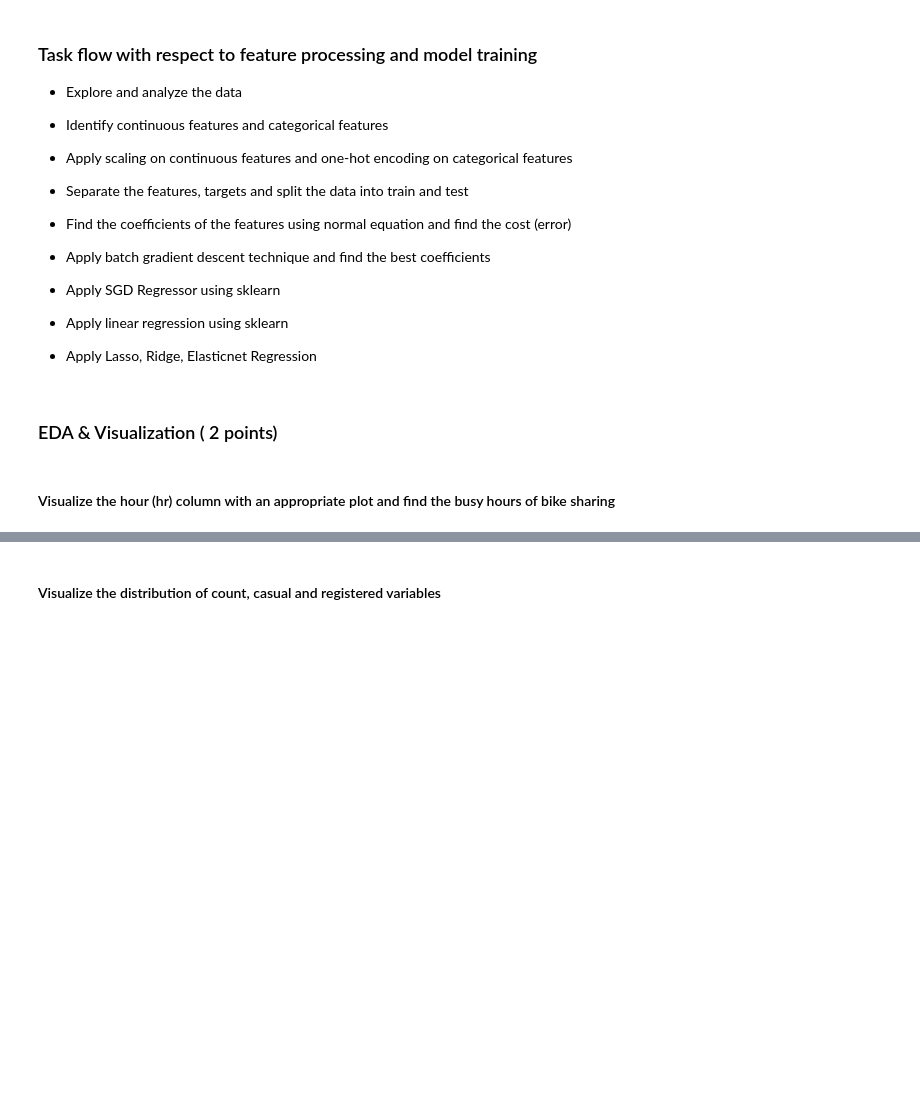
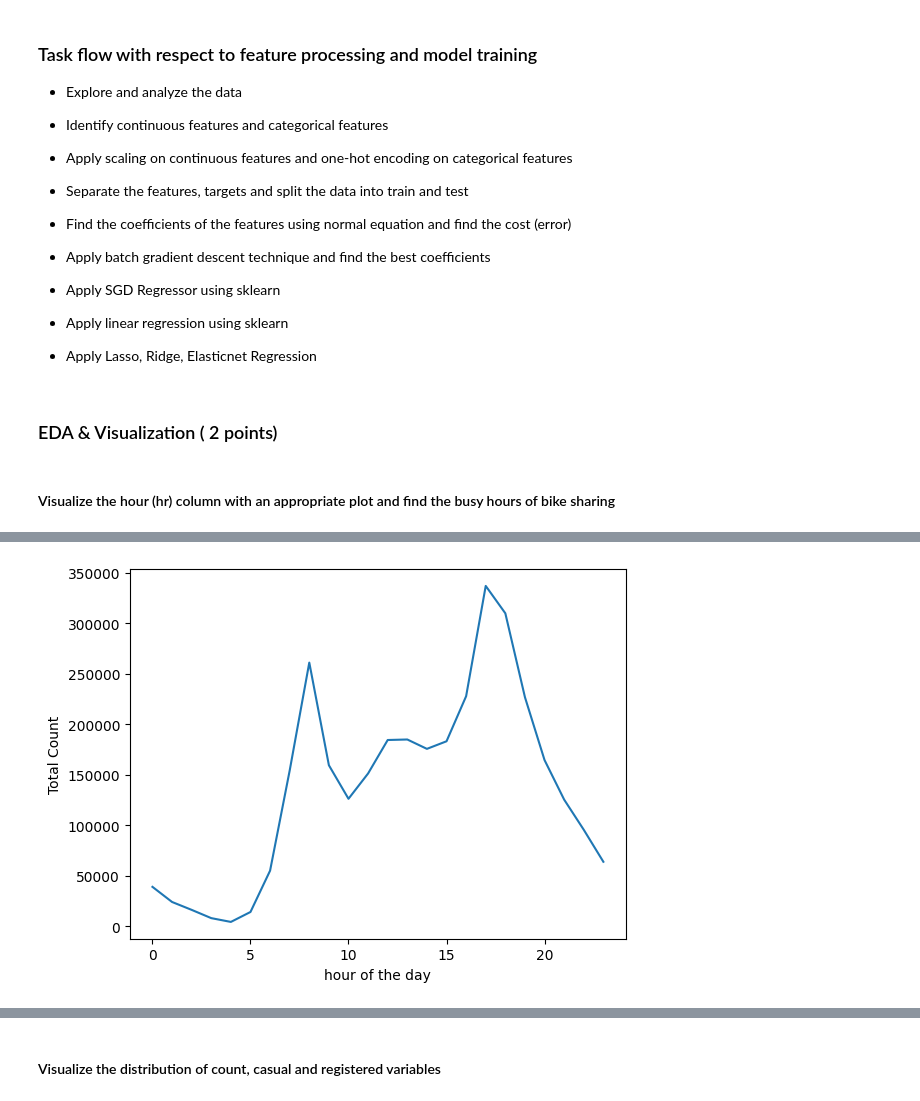
Before and after one commit to ayanagrawal1412/CDS_IISC, a Jupyter notebook: M2_NB_MiniProject_1_LinearRegression_Regularization.ipynb, the cells around one changed output, grey strips where cells are left out. Saved outputs shown, nothing was run; the diff lists cells and outputs as text; code cells hidden in the pictures; blank space fills up the shorter version.

```diff
--- a/M2_NB_MiniProject_1_LinearRegression_Regularization.ipynb
+++ b/M2_NB_MiniProject_1_LinearRegression_Regularization.ipynb
@@ -126,0 +214,7 @@ print the datatypes of the columns
+# %%
+plt.plot(df_hour.groupby(['hr'])['cnt'].sum())
+plt.xlabel('hour of the day')
+plt.ylabel('Total Count')
+plt.show()
+# %% [output]
+[figure, added]
```
Also changed, not shown: parts of 19 cells of this notebook.
